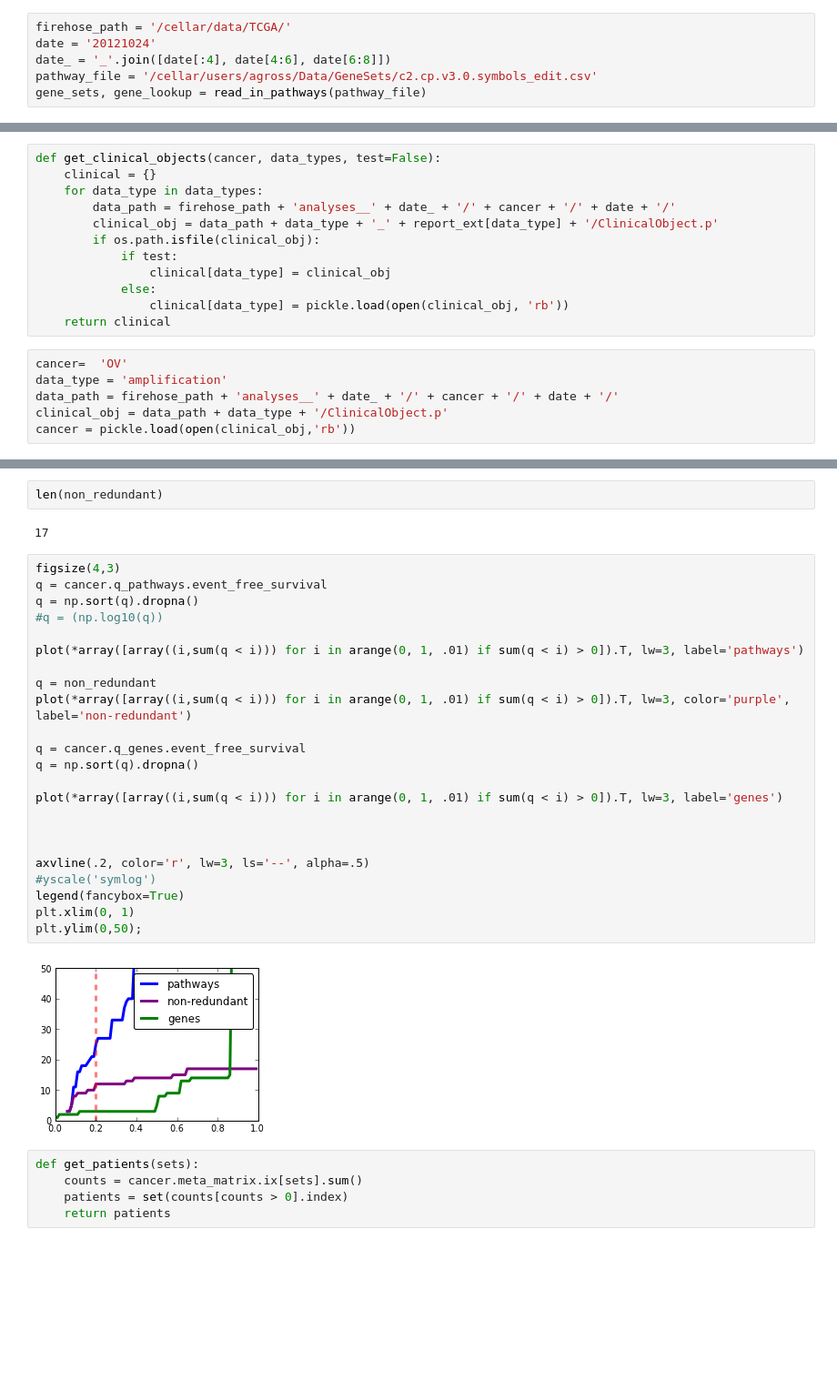
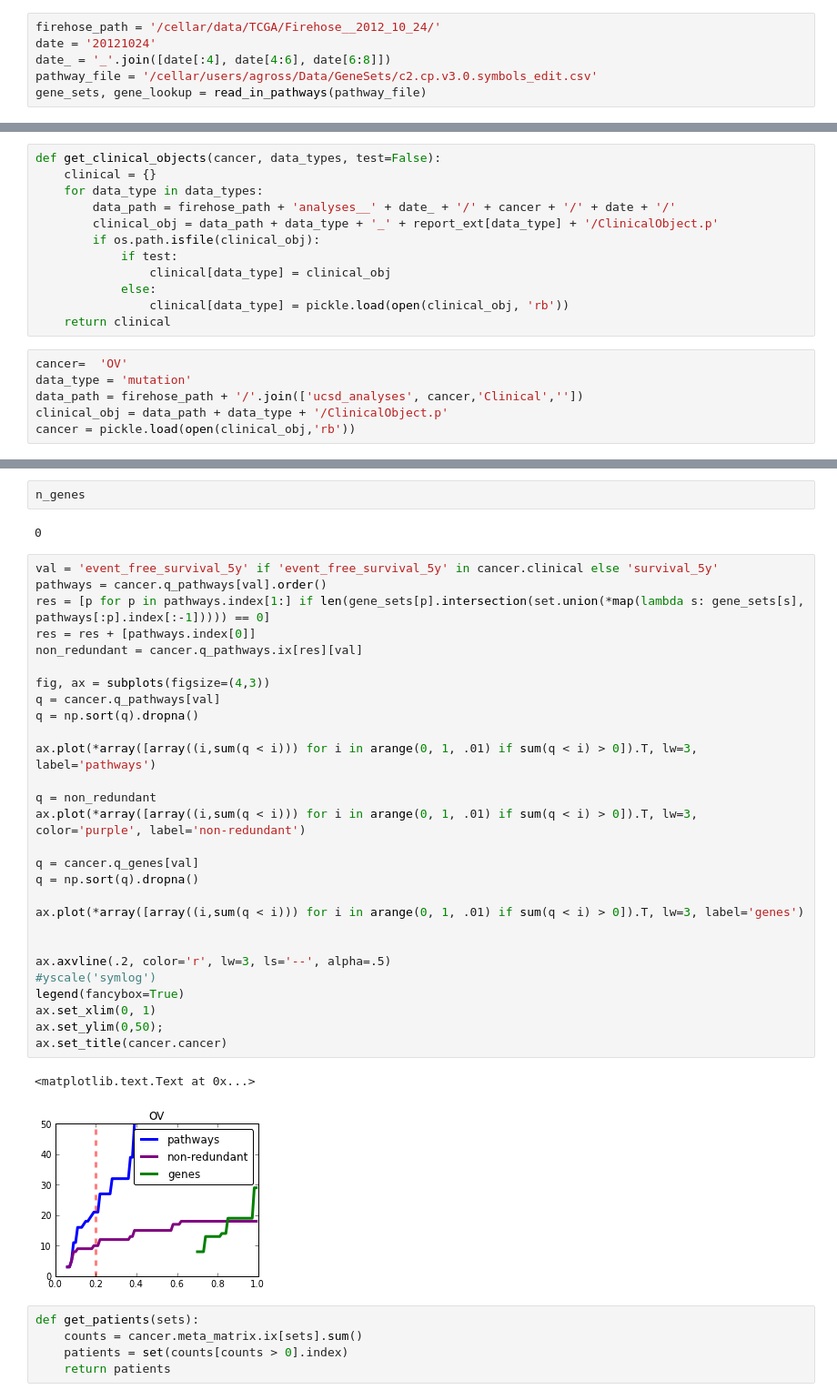
Before and after one commit to theandygross/TCGA, a Jupyter notebook: Pathway_Merge/Notebooks/PathwayStats.ipynb, the cells around one changed output, grey strips where cells are left out. Shown: that part at 91% size. Cells and saved outputs as stored; diff of their text form; blank space fills up the shorter version.

Commit message:
Pre reworking survival functions.

```diff
--- a/Pathway_Merge/Notebooks/PathwayStats.ipynb
+++ b/Pathway_Merge/Notebooks/PathwayStats.ipynb
@@ -13,5 +13,5 @@ pandas.set_printoptions(max_columns=300)
 # %%
-firehose_path = '/cellar/data/TCGA/'
+firehose_path = '/cellar/data/TCGA/Firehose__2012_10_24/'
 date = '20121024'
 date_ = '_'.join([date[:4], date[4:6], date[6:8]])
 pathway_file = '/cellar/users/agross/Data/GeneSets/c2.cp.v3.0.symbols_edit.csv'
@@ -34,7 +34,7 @@ def get_clinical_objects(cancer, data_types, test=False):
     return clinical
 # %%
 cancer=  'OV'
-data_type = 'amplification'
-data_path = firehose_path + 'analyses__' + date_ + '/' + cancer + '/' + date + '/'
+data_type = 'mutation'
+data_path = firehose_path + '/'.join(['ucsd_analyses', cancer,'Clinical',''])
 clinical_obj = data_path + data_type + '/ClinicalObject.p'
 cancer = pickle.load(open(clinical_obj,'rb'))
@@ -49,32 +51,38 @@ non_redundant = cancer.q_pathways.ix[res].event_free_survival
-# %%
-len(non_redundant)
-# %% [output]
-17
+# %%
+n_genes
+# %% [output]
+0
 # %%
-figsize(4,3)
-q = cancer.q_pathways.event_free_survival
+val = 'event_free_survival_5y' if 'event_free_survival_5y' in cancer.clinical else 'survival_5y'
+pathways = cancer.q_pathways[val].order()
+res = [p for p in pathways.index[1:] if len(gene_sets[p].intersection(set.union(*map(lambda s: gene_sets[s], pathways[:p].index[:-1])))) == 0]
+res = res + [pathways.index[0]]
+non_redundant = cancer.q_pathways.ix[res][val]
+
+fig, ax = subplots(figsize=(4,3))
+q = cancer.q_pathways[val]
 q = np.sort(q).dropna()
-#q = (np.log10(q))
 
-plot(*array([array((i,sum(q < i))) for i in arange(0, 1, .01) if sum(q < i) > 0]).T, lw=3, label='pathways')
+ax.plot(*array([array((i,sum(q < i))) for i in arange(0, 1, .01) if sum(q < i) > 0]).T, lw=3, label='pathways')
 
 q = non_redundant
-plot(*array([array((i,sum(q < i))) for i in arange(0, 1, .01) if sum(q < i) > 0]).T, lw=3, color='purple', label='non-redundant')
+ax.plot(*array([array((i,sum(q < i))) for i in arange(0, 1, .01) if sum(q < i) > 0]).T, lw=3, color='purple', label='non-redundant')
 
-q = cancer.q_genes.event_free_survival
+q = cancer.q_genes[val]
 q = np.sort(q).dropna()
 
-plot(*array([array((i,sum(q < i))) for i in arange(0, 1, .01) if sum(q < i) > 0]).T, lw=3, label='genes')
+ax.plot(*array([array((i,sum(q < i))) for i in arange(0, 1, .01) if sum(q < i) > 0]).T, lw=3, label='genes')
 
 
-
-axvline(.2, color='r', lw=3, ls='--', alpha=.5)
+ax.axvline(.2, color='r', lw=3, ls='--', alpha=.5)
 #yscale('symlog')
 legend(fancybox=True)
-plt.xlim(0, 1)
-plt.ylim(0,50);
+ax.set_xlim(0, 1)
+ax.set_ylim(0,50);
+ax.set_title(cancer.cancer)
 # %% [output]
+<matplotlib.text.Text at 0x...>
-[figure, old version]
+[figure, new version]
 # %%
 def get_patients(sets):
     counts = cancer.meta_matrix.ix[sets].sum()
```
Also changed, not shown: parts of 16 cells of this notebook, 33 other files.
